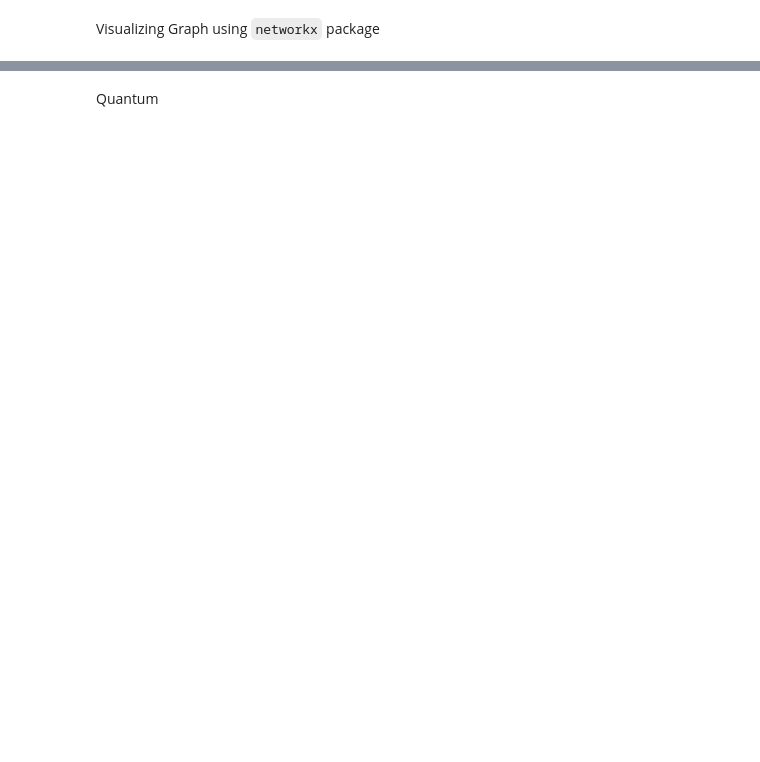
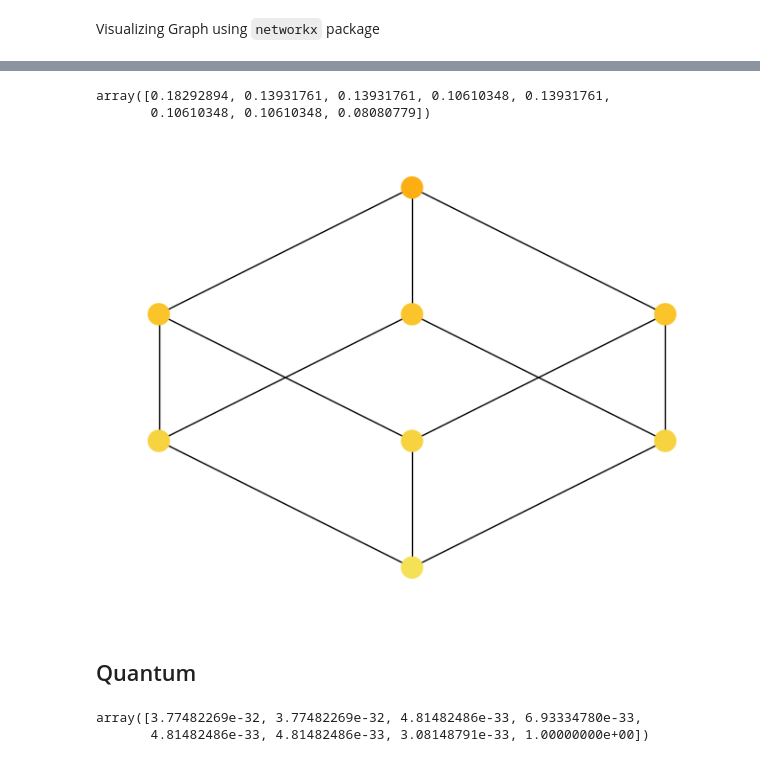
Before and after one commit to YuvalShemla/quantum_walk_implementations, a Jupyter notebook: walk_visual.ipynb, the cells around one changed output, grey strips where cells are left out. Saved outputs shown, nothing was run; the diff lists cells and outputs as text; code cells hidden in the pictures; blank space fills up the shorter version.

Commit message:
Added - Classical Walk and its visualization - Quantum Walk and its visualization

```diff
--- a/walk_visual.ipynb
+++ b/walk_visual.ipynb
@@ -29,6 +31,43 @@ Classical
 # A is adjacency matrix, L is Laplacian as indicated in lecture notes.
 L = A.copy()
 for i in range(A.shape[0]):
-    L[i,i] = -len(A[[0], :].nonzero()[0])
+    L[i,i] = -len(A[[i], :].nonzero()[0])
+
+# Classical Continuous Random Walk
+# time slider
+t = 1
+# Set initial location to be "0" node
+p0 = np.zeros(L.shape[0])
+p0[0] = 1
+pt = expm(L*t) @ p0
+pt
+# %% [output]
+array([0.18292894, 0.13931761, 0.13931761, 0.10610348, 0.13931761,
+       0.10610348, 0.10610348, 0.08080779])
-# %% [markdown]
-Quantum
+# %%
+norm = Normalize(vmin=0, vmax=1)
+mapper = cm.ScalarMappable(norm=norm, cmap=cm.inferno_r)
+nx.draw(
+    G,
+    pos=graphviz_layout(G, prog="dot"),
+    node_color=[mapper.to_rgba(pt[i]) for i in range(len(pt))],
+    node_size=250,
+    with_labels=False
+)
+# %% [output]
+[figure, added]
+# %% [markdown]
+## Quantum
+# %%
+# Quantum Walk
+# time slider
+t = np.pi/2
+# Set initial location to be "0" node
+psi0 = np.zeros(A.shape[0])
+psi0[0] = 1
+psit = expm(-1j * A *t) @ p0
+pquant = np.abs(psit)**2
+pquant
+# %% [output]
+array([3.77482269e-32, 3.77482269e-32, 4.81482486e-33, 6.93334780e-33,
+       4.81482486e-33, 4.81482486e-33, 3.08148791e-33, 1.00000000e+00])
```
Also changed, not shown: parts of 6 cells of this notebook.
